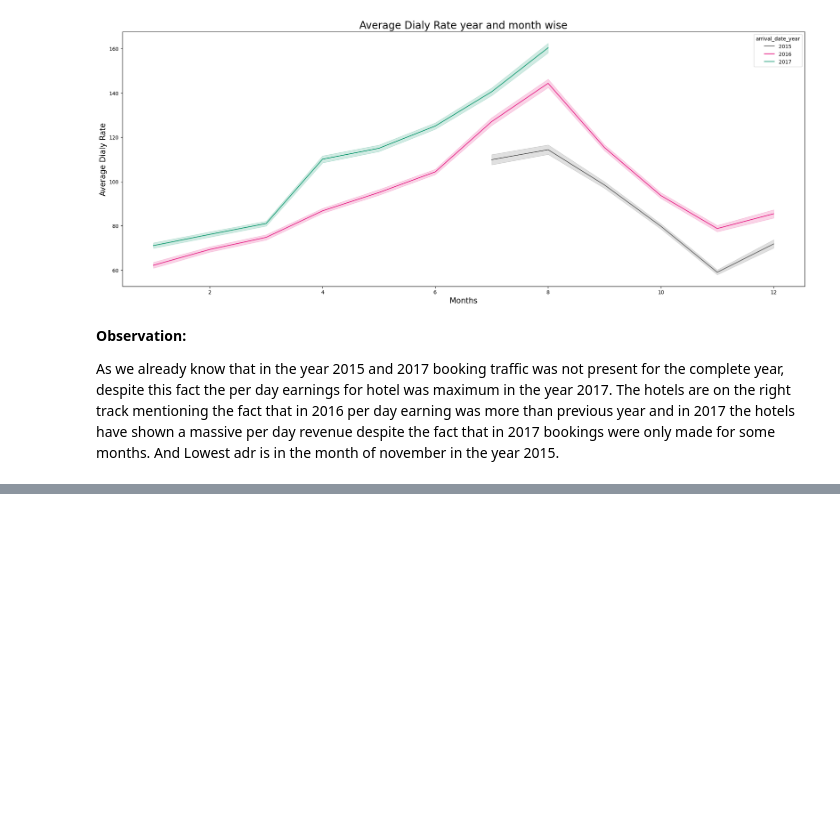
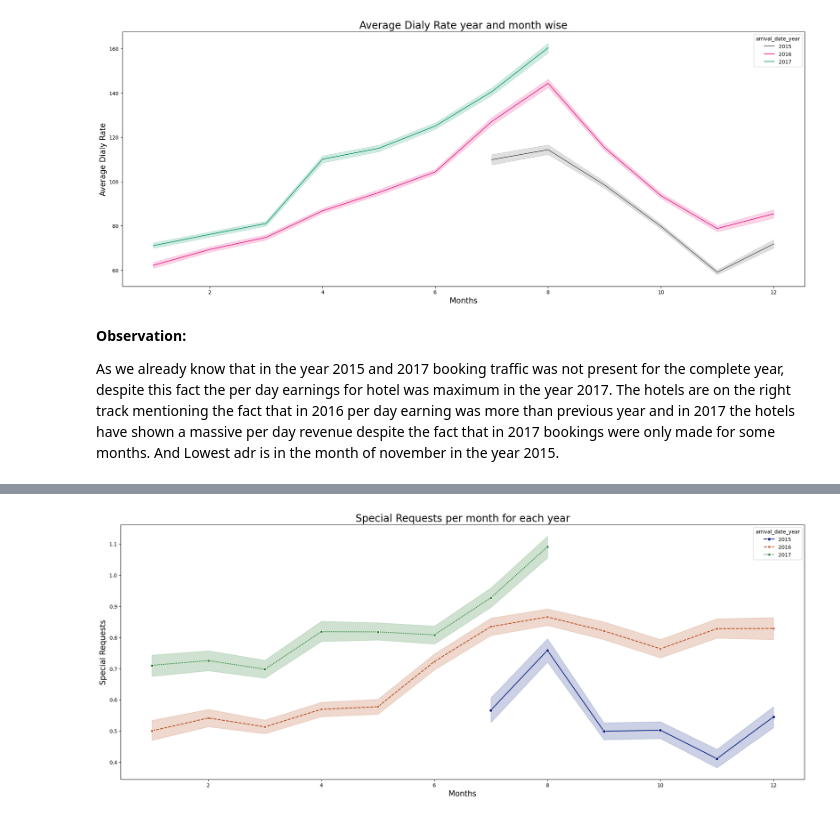
Before and after one commit to Abhishek-Tyagi-DA/Booking.com-Hotel-Booking-Analysis-EDA-using-Python, a Jupyter notebook: Abhishek_Tyagi_|_Hotel_Booking_Analysis.ipynb, the cells around one changed output, grey strips where cells are left out. Saved outputs shown, nothing was run; the diff lists cells and outputs as text; code cells hidden in the pictures; blank space fills up the shorter version.

```diff
--- a/Abhishek_Tyagi_|_Hotel_Booking_Analysis.ipynb
+++ b/Abhishek_Tyagi_|_Hotel_Booking_Analysis.ipynb
@@ -544,0 +570,10 @@ As we already know that in the year 2015 and 2017 booking traffic was not presen
+# %%
+#viewing special requests for each month and year
+plt.figure(figsize=(24,9))
+sns.lineplot(x='month_number',y='total_of_special_requests',data=hoteldf,hue='arrival_date_year',style='arrival_date_year',palette='dark',markers=True)
+plt.xlabel('Months',fontsize=15)
+plt.ylabel('Special Requests',fontsize=15)
+plt.title('Special Requests per month for each year',fontsize=20)
+plt.show()
+# %% [output]
+[figure, added]
```
Also changed, not shown: parts of 54 cells of this notebook.
